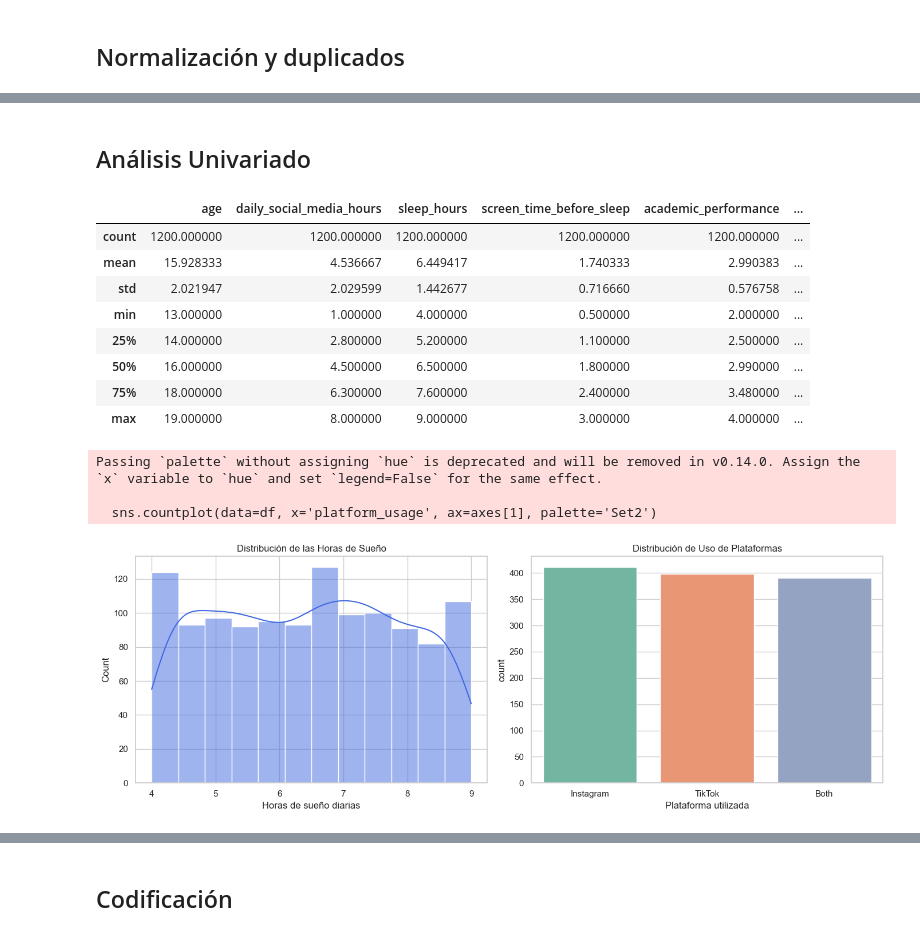
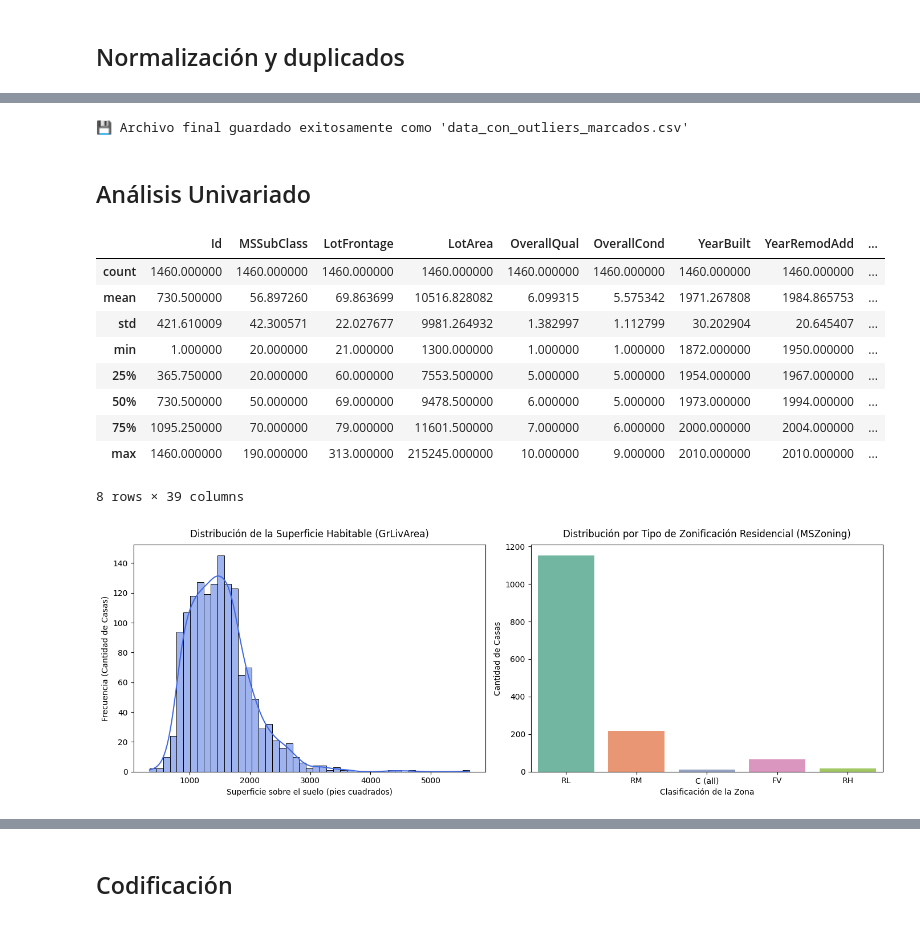
Before and after one commit to Bootcamp-DA-P2/proyecto7-regression-grupo5, a Jupyter notebook: 3.ipynb, the cells around one changed output, grey strips where cells are left out. Saved outputs shown, nothing was run; the diff lists cells and outputs as text; code cells hidden in the pictures.

```diff
--- a/3.ipynb
+++ b/3.ipynb
@@ -87,2 +157,0 @@ Length: 3, dtype: str
-# %%
-df['academic_performance_10'] = df['academic_performance'] * 2.5
@@ -185,0 +238,16 @@ Passing `palette` without assigning `hue` is deprecated and will be removed in v
+# %%
+# STEP 4: MÉTODO UNIVARIANTE ESTADÍSTICO (IQR)
+iqr_outliers = pd.Series(False, index=df_clean.index)
+
+# Evaluamos extremos en las variables numéricas reales
+for col in numerical_cols:
+    Q1 = df_clean[col].quantile(0.25)
+    Q3 = df_clean[col].quantile(0.75)
+    IQR = Q3 - Q1
+    lower_bound = Q1 - 1.5 * IQR
+    upper_bound = Q3 + 1.5 * IQR
+
+    col_outliers = (df_clean[col] < lower_bound) | (df_clean[col] > upper_bound)
+    iqr_outliers = iqr_outliers | col_outliers
+
+df_clean['iqr_outlier'] = iqr_outliers
@@ -186,35 +348,42 @@ Passing `palette` without assigning `hue` is deprecated and will be removed in v
+# %%
+# STEP 7: GUARDAR DATASET FINAL CON MARCAS
+df_clean.to_csv('data_con_outliers_marcados.csv', index=False)
+print("💾 Archivo final guardado exitosamente como 'data_con_outliers_marcados.csv'")
+# %% [output]
+💾 Archivo final guardado exitosamente como 'data_con_outliers_marcados.csv'
 # %% [markdown]
 ## Análisis Univariado
 # %%
-df.describe()
+df_clean.describe()
 # %% [output]
-|  | age | daily_social_media_hours | sleep_hours | screen_time_before_sleep | academic_performance | ... |
-| count | 1200.000000 | 1200.000000 | 1200.000000 | 1200.000000 | 1200.000000 | ... |
-| mean | 15.928333 | 4.536667 | 6.449417 | 1.740333 | 2.990383 | ... |
-| std | 2.021947 | 2.029599 | 1.442677 | 0.716660 | 0.576758 | ... |
-| min | 13.000000 | 1.000000 | 4.000000 | 0.500000 | 2.000000 | ... |
-| 25% | 14.000000 | 2.800000 | 5.200000 | 1.100000 | 2.500000 | ... |
-| 50% | 16.000000 | 4.500000 | 6.500000 | 1.800000 | 2.990000 | ... |
-| 75% | 18.000000 | 6.300000 | 7.600000 | 2.400000 | 3.480000 | ... |
-| max | 19.000000 | 8.000000 | 9.000000 | 3.000000 | 4.000000 | ... |
+|  | Id | MSSubClass | LotFrontage | LotArea | OverallQual | OverallCond | YearBuilt | YearRemodAdd | ... |
+| count | 1460.000000 | 1460.000000 | 1460.000000 | 1460.000000 | 1460.000000 | 1460.000000 | 1460.000000 | 1460.000000 | ... |
+| mean | 730.500000 | 56.897260 | 69.863699 | 10516.828082 | 6.099315 | 5.575342 | 1971.267808 | 1984.865753 | ... |
+| std | 421.610009 | 42.300571 | 22.027677 | 9981.264932 | 1.382997 | 1.112799 | 30.202904 | 20.645407 | ... |
+| min | 1.000000 | 20.000000 | 21.000000 | 1300.000000 | 1.000000 | 1.000000 | 1872.000000 | 1950.000000 | ... |
+| 25% | 365.750000 | 20.000000 | 60.000000 | 7553.500000 | 5.000000 | 5.000000 | 1954.000000 | 1967.000000 | ... |
+| 50% | 730.500000 | 50.000000 | 69.000000 | 9478.500000 | 6.000000 | 5.000000 | 1973.000000 | 1994.000000 | ... |
+| 75% | 1095.250000 | 70.000000 | 79.000000 | 11601.500000 | 7.000000 | 6.000000 | 2000.000000 | 2004.000000 | ... |
+| max | 1460.000000 | 190.000000 | 313.000000 | 215245.000000 | 10.000000 | 9.000000 | 2010.000000 | 2010.000000 | ... |
+8 rows × 39 columns
 # %%
 # Configuramos el lienzo para ver dos gráficos a la vez
 fig, axes = plt.subplots(1, 2, figsize=(14, 5))
 
-# 1. Gráfico univariado para una variable NUMÉRICA (Distribución de horas de sueño)
-sns.histplot(data=df, x='sleep_hours', kde=True, ax=axes[0], color='royalblue')
-axes[0].set_title('Distribución de las Horas de Sueño')
-axes[0].set_xlabel('Horas de sueño diarias')
+# 1. Gráfico univariado para una variable NUMÉRICA (Distribución del tamaño de las casas)
+sns.histplot(data=df_clean, x='GrLivArea', kde=True, ax=axes[0], color='royalblue')
+axes[0].set_title('Distribución de la Superficie Habitable (GrLivArea)', fontsize=12, pad=10)
+axes[0].set_xlabel('Superficie sobre el suelo (pies cuadrados)')
+axes[0].set_ylabel('Frecuencia (Cantidad de Casas)')
 
-# 2. Gráfico univariado para conteo de plataformas
-sns.countplot(data=df, x='platform_usage', ax=axes[1], palette='Set2')
-axes[1].set_title('Distribución de Uso de Plataformas')
-axes[1].set_xlabel('Plataforma utilizada')
+# 2. Gráfico univariado para conteo de variables CATEGÓRICAS (Tipo de Zonificación)
+# Usamos df_clean y añadimos hue=None para evitar advertencias de paletas en Seaborn
+sns.countplot(data=df_clean, x='MSZoning', ax=axes[1], palette='Set2', hue='MSZoning', legend=False)
+axes[1].set_title('Distribución por Tipo de Zonificación Residencial (MSZoning)', fontsize=12, pad=10)
+axes[1].set_xlabel('Clasificación de la Zona')
+axes[1].set_ylabel('Cantidad de Casas')
 
 plt.tight_layout()
 plt.show()
 # %% [output]
-Passing `palette` without assigning `hue` is deprecated and will be removed in v0.14.0. Assign the `x` variable to `hue` and set `legend=False` for the same effect.
-
-  sns.countplot(data=df, x='platform_usage', ax=axes[1], palette='Set2')
-[figure, old version]
+[figure, new version]
```
Also changed, not shown: parts of 31 cells of this notebook, 5 other files.
